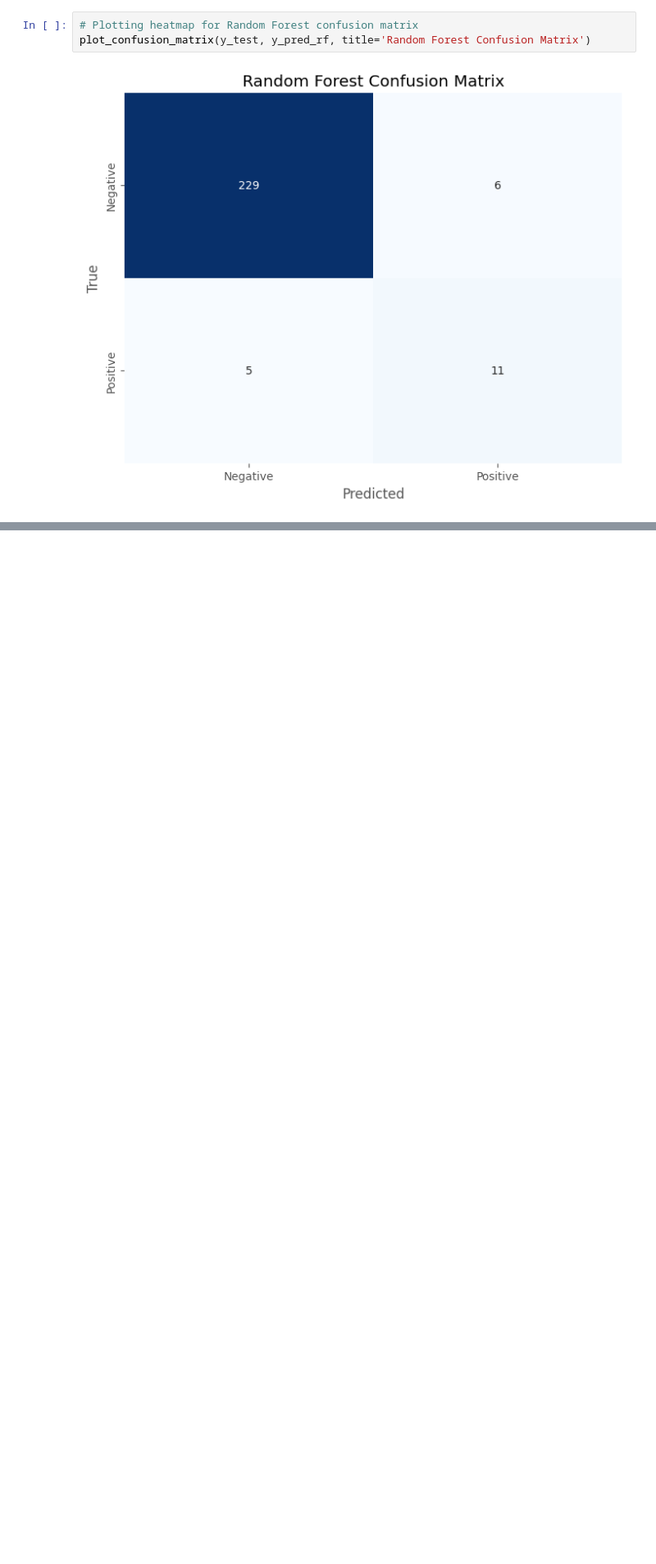
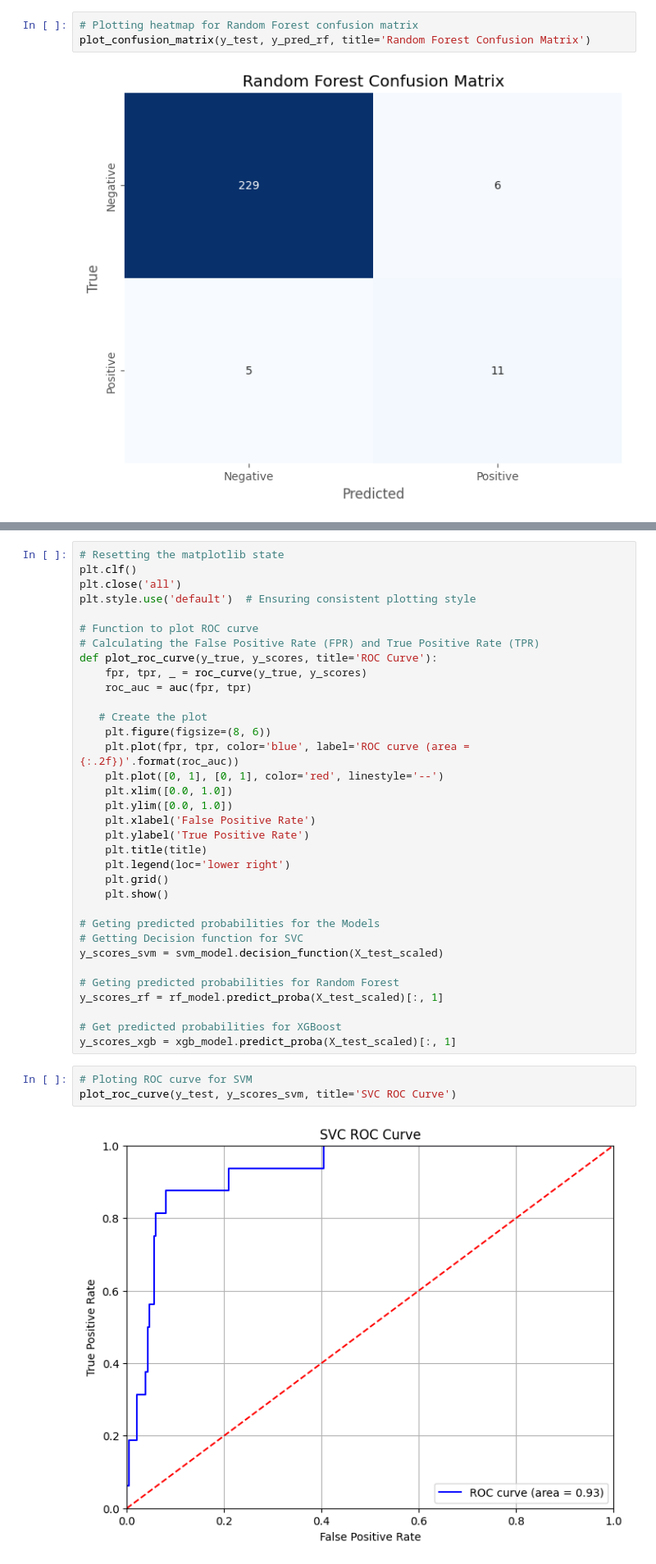
Before and after one commit to va22abb/Msc-Data-Project-Comparative-study-of-machine-learning-algorithms-in-predicting-cervical-cancer, a Jupyter notebook: Cervical_Cancer_Code.ipynb, the cells around one changed output, grey strips where cells are left out. Shown at 82% size. Drawn from its saved outputs; the diff is of its cells as text; blank space fills up the shorter version.

```diff
--- a/Cervical_Cancer_Code.ipynb
+++ b/Cervical_Cancer_Code.ipynb
@@ -562,3 +565,42 @@ plot_confusion_matrix(y_test, y_pred_rf, title='Random Forest Confusion Matrix')
 plot_confusion_matrix(y_test, y_pred_xgb, title='XGBoost Confusion Matrix')
 # %% [output]
 [figure]
+# %%
+# Resetting the matplotlib state
+plt.clf()
+plt.close('all')
+plt.style.use('default')  # Ensuring consistent plotting style
+
+# Function to plot ROC curve
+# Calculating the False Positive Rate (FPR) and True Positive Rate (TPR)
+def plot_roc_curve(y_true, y_scores, title='ROC Curve'):
+    fpr, tpr, _ = roc_curve(y_true, y_scores)
+    roc_auc = auc(fpr, tpr)
+
+   # Create the plot
+    plt.figure(figsize=(8, 6))
+    plt.plot(fpr, tpr, color='blue', label='ROC curve (area = {:.2f})'.format(roc_auc))
+    plt.plot([0, 1], [0, 1], color='red', linestyle='--')
+    plt.xlim([0.0, 1.0])
+    plt.ylim([0.0, 1.0])
+    plt.xlabel('False Positive Rate')
+    plt.ylabel('True Positive Rate')
+    plt.title(title)
+    plt.legend(loc='lower right')
+    plt.grid()
+    plt.show()
+
+# Geting predicted probabilities for the Models
+# Getting Decision function for SVC
+y_scores_svm = svm_model.decision_function(X_test_scaled)
+
+# Geting predicted probabilities for Random Forest
+y_scores_rf = rf_model.predict_proba(X_test_scaled)[:, 1]
+
+# Get predicted probabilities for XGBoost
+y_scores_xgb = xgb_model.predict_proba(X_test_scaled)[:, 1]
+# %%
+# Ploting ROC curve for SVM
+plot_roc_curve(y_test, y_scores_svm, title='SVC ROC Curve')
+# %% [output]
+[figure, added]
```
Also changed, not shown: parts of 15 cells of this notebook.
